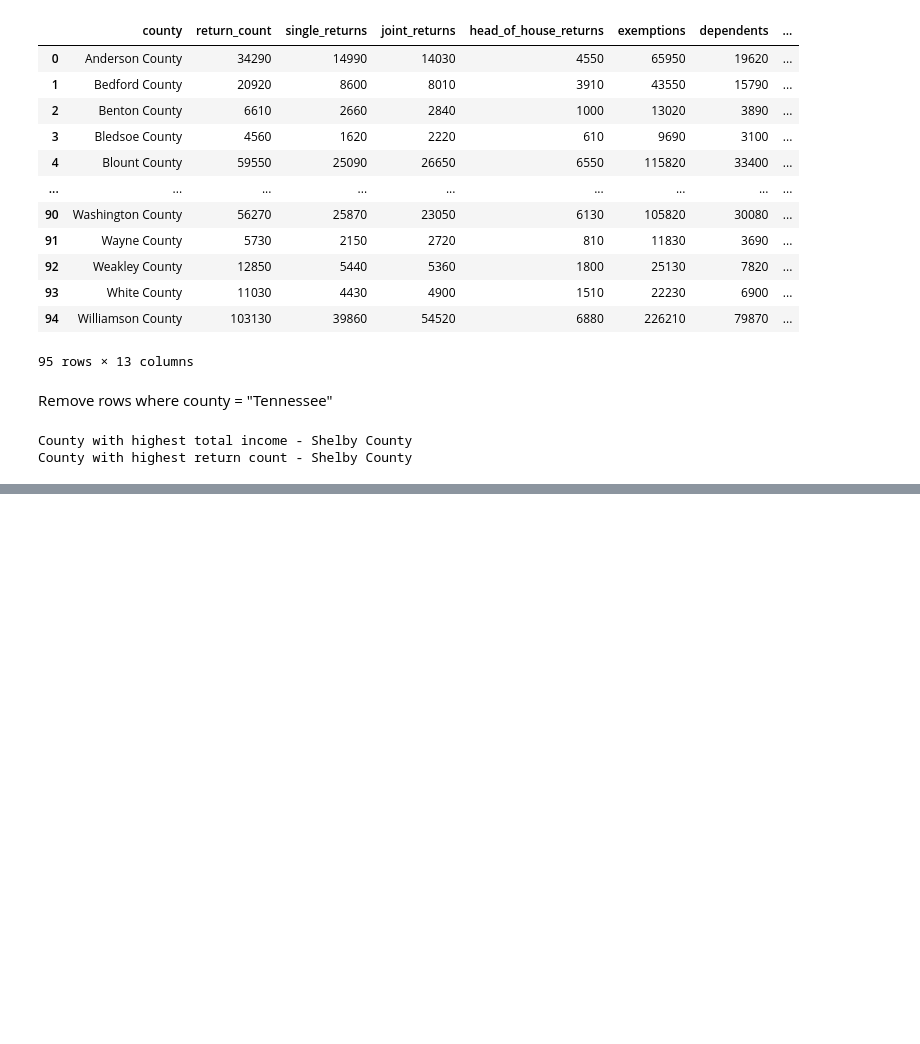
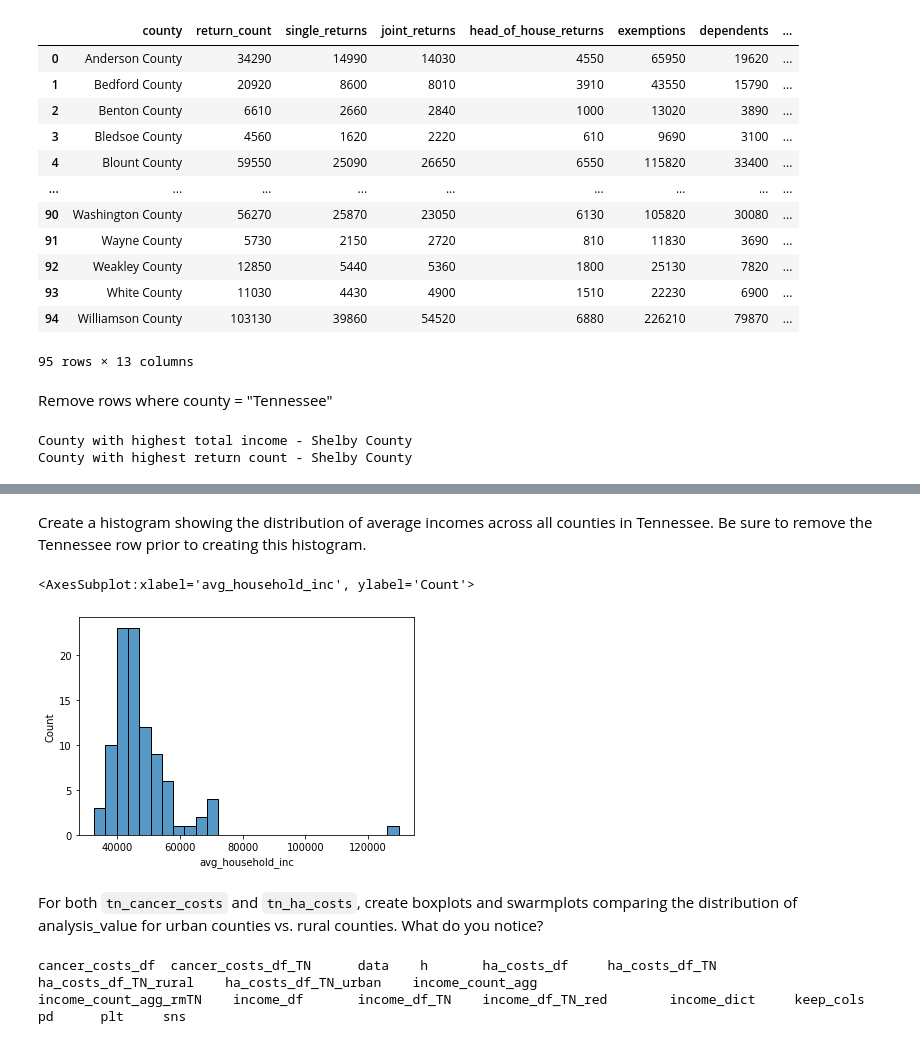
Before and after one commit to conradbn/data-science-essentials-3, a Jupyter notebook: notebooks/week_one_Assignment.ipynb, the cells around one changed output, grey strips where cells are left out. Drawn from its saved outputs; the diff is of its cells as text; code cells hidden in the pictures; blank space fills up the shorter version.

```diff
--- a/notebooks/week_one_Assignment.ipynb
+++ b/notebooks/week_one_Assignment.ipynb
@@ -358,0 +397,17 @@ SyntaxError: invalid syntax (<ipython-input-37-e9bdd517e894>, line 1)
+# %%
+income_count_agg['avg_household_inc'] = 1000 * income_count_agg.total_inc_amt/income_count_agg.return_count
+# %% [markdown]
+Create a histogram showing the distribution of average incomes across all counties in Tennessee. Be sure to remove the Tennessee row prior to creating this histogram.
+# %%
+income_count_agg_rmTN = income_count_agg[income_count_agg.county != 'Tennessee']
+sns.histplot(x='avg_household_inc',data=income_count_agg_rmTN)
+# %% [output]
+<AxesSubplot:xlabel='avg_household_inc', ylabel='Count'>
+[figure, added]
+# %% [markdown]
+For both `tn_cancer_costs` and `tn_ha_costs`, create boxplots and swarmplots comparing the distribution of analysis_value for urban counties vs. rural counties. What do you notice?
+# %%
+who
+# %% [output]
+cancer_costs_df  cancer_costs_df_TN      data    h       ha_costs_df     ha_costs_df_TN  ha_costs_df_TN_rural    ha_costs_df_TN_urban    income_count_agg
+income_count_agg_rmTN    income_df       income_df_TN    income_df_TN_red        income_dict     keep_cols       pd      plt     sns
```
Also changed, not shown: parts of 14 cells of this notebook, 7 other files.
